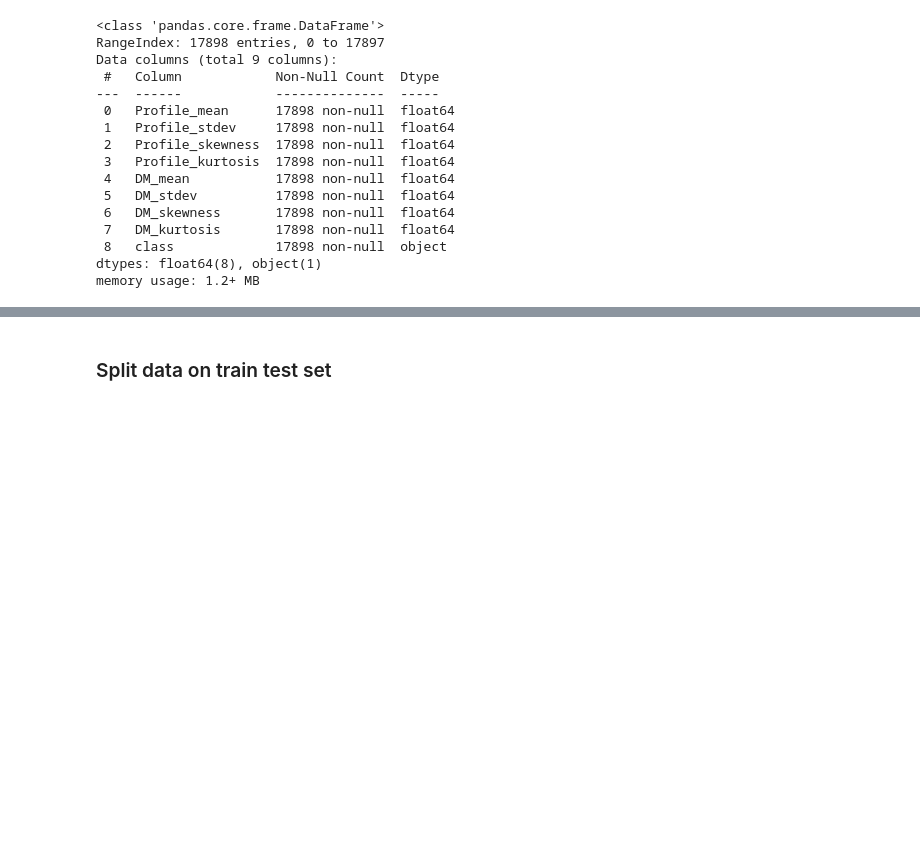
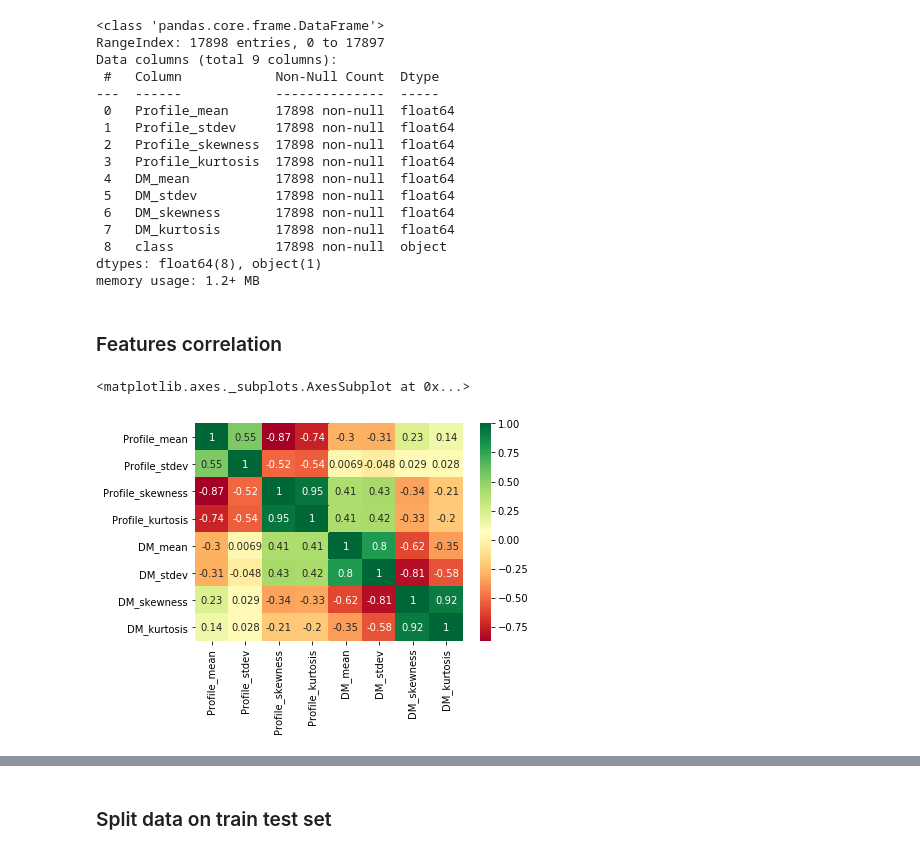
Before and after one commit to vseredovych/ML, a Jupyter notebook: HomeWork/HW1/NN - XGBoost.ipynb, the cells around one changed output, grey strips where cells are left out. Cells and saved outputs as stored; diff of their text form; code cells hidden in the pictures; blank space fills up the shorter version.

```diff
--- a/HomeWork/HW1/NN - XGBoost.ipynb
+++ b/HomeWork/HW1/NN - XGBoost.ipynb
@@ -72,3 +74,11 @@ Data columns (total 9 columns):
  8   class             17898 non-null  object
 dtypes: float64(8), object(1)
 memory usage: 1.2+ MB
+# %% [markdown]
+### Features correlation
+# %%
+top_corr_features = df.corr().index
+sns.heatmap(X[top_corr_features].corr(),annot=True,cmap="RdYlGn")
+# %% [output]
+<matplotlib.axes._subplots.AxesSubplot at 0x...>
+[figure, added]
```
Also changed, not shown: parts of 4 cells of this notebook, 4 other files.
